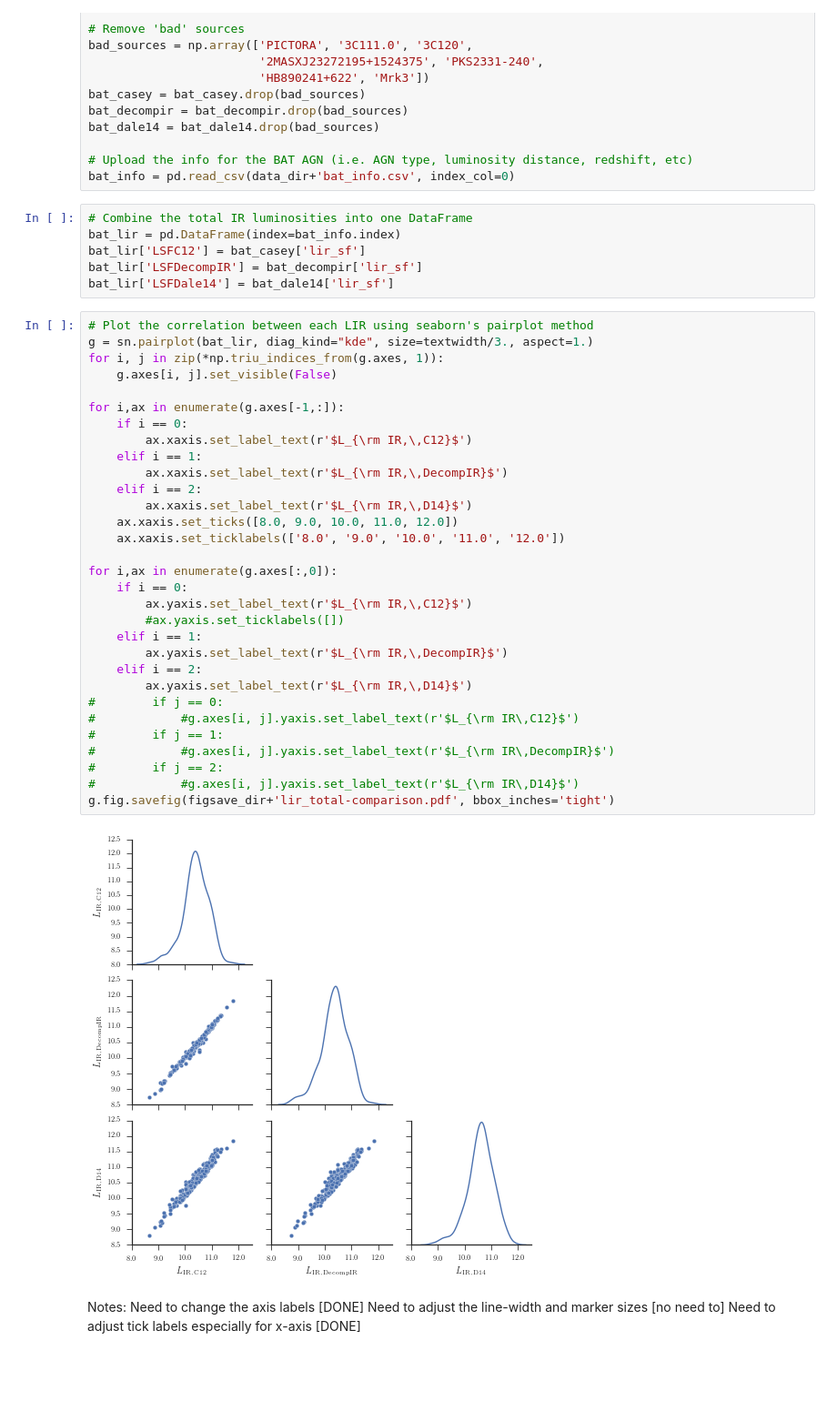
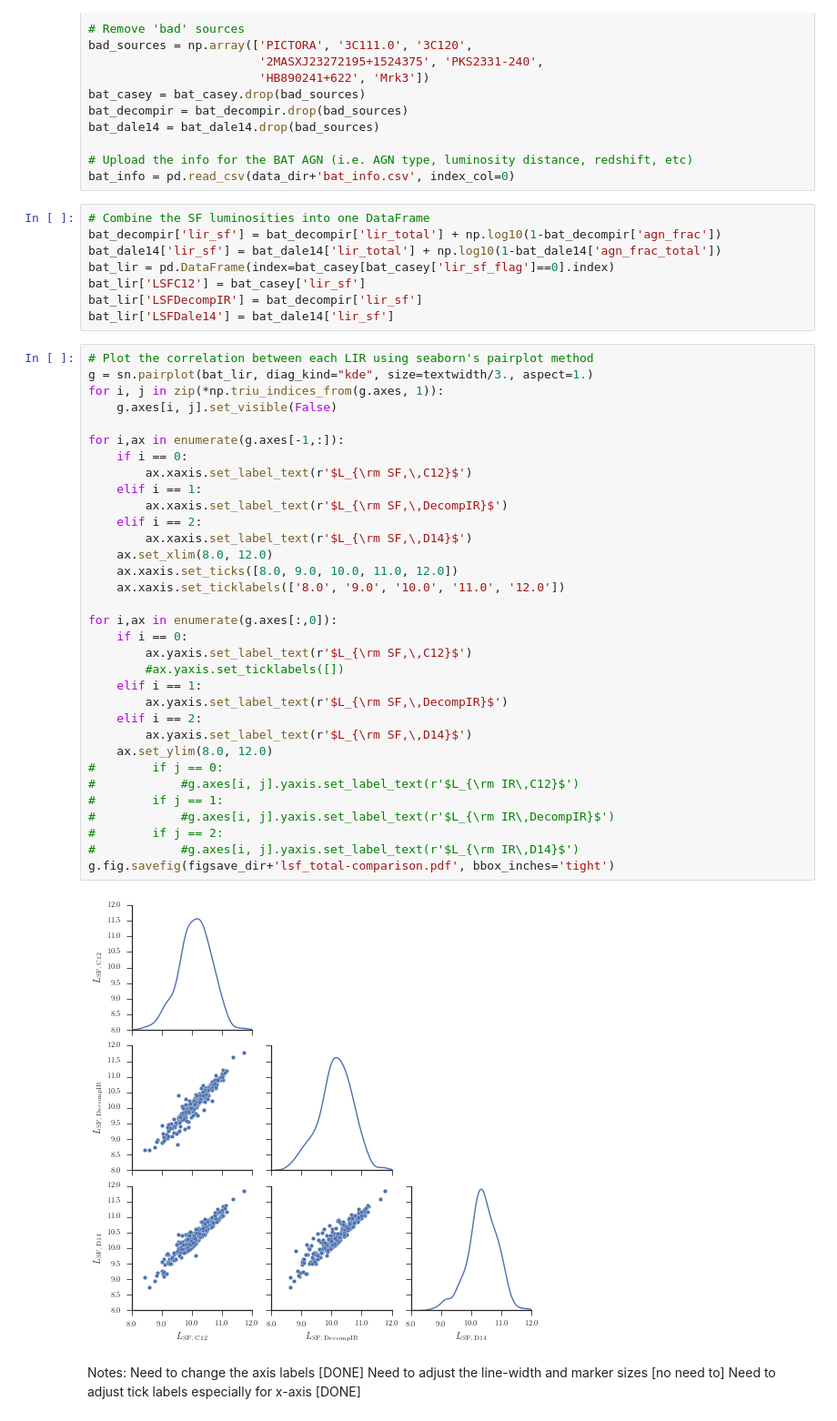
Before and after one commit to ttshimiz/bat-agn-sed-fitting-paper, a Jupyter notebook: ipython_notebooks/lir_sf_comparison.ipynb, the cells around one changed output. Shown: that part at 91% size. Cells and saved outputs as stored; diff of their text form; blank space fills up the shorter version.

Commit message:
comparison of LSF between different models

```diff
--- a/ipython_notebooks/lir_sf_comparison.ipynb
+++ b/ipython_notebooks/lir_sf_comparison.ipynb
@@ -39,44 +39,48 @@ bat_dale14 = bat_dale14.drop(bad_sources)
 # Upload the info for the BAT AGN (i.e. AGN type, luminosity distance, redshift, etc)
 bat_info = pd.read_csv(data_dir+'bat_info.csv', index_col=0)
 # %%
-# Combine the total IR luminosities into one DataFrame
-bat_lir = pd.DataFrame(index=bat_info.index)
+# Combine the SF luminosities into one DataFrame
+bat_decompir['lir_sf'] = bat_decompir['lir_total'] + np.log10(1-bat_decompir['agn_frac'])
+bat_dale14['lir_sf'] = bat_dale14['lir_total'] + np.log10(1-bat_dale14['agn_frac_total'])
+bat_lir = pd.DataFrame(index=bat_casey[bat_casey['lir_sf_flag']==0].index)
 bat_lir['LSFC12'] = bat_casey['lir_sf']
 bat_lir['LSFDecompIR'] = bat_decompir['lir_sf']
 bat_lir['LSFDale14'] = bat_dale14['lir_sf']
 # %%
 # Plot the correlation between each LIR using seaborn's pairplot method
 g = sn.pairplot(bat_lir, diag_kind="kde", size=textwidth/3., aspect=1.)
 for i, j in zip(*np.triu_indices_from(g.axes, 1)):
     g.axes[i, j].set_visible(False)
 
 for i,ax in enumerate(g.axes[-1,:]):
     if i == 0:
-        ax.xaxis.set_label_text(r'$L_{\rm IR,\,C12}$')
+        ax.xaxis.set_label_text(r'$L_{\rm SF,\,C12}$')
     elif i == 1:
-        ax.xaxis.set_label_text(r'$L_{\rm IR,\,DecompIR}$')
+        ax.xaxis.set_label_text(r'$L_{\rm SF,\,DecompIR}$')
     elif i == 2:
-        ax.xaxis.set_label_text(r'$L_{\rm IR,\,D14}$')
+        ax.xaxis.set_label_text(r'$L_{\rm SF,\,D14}$')
+    ax.set_xlim(8.0, 12.0)
     ax.xaxis.set_ticks([8.0, 9.0, 10.0, 11.0, 12.0])
     ax.xaxis.set_ticklabels(['8.0', '9.0', '10.0', '11.0', '12.0'])
 
 for i,ax in enumerate(g.axes[:,0]):
     if i == 0:
-        ax.yaxis.set_label_text(r'$L_{\rm IR,\,C12}$')
+        ax.yaxis.set_label_text(r'$L_{\rm SF,\,C12}$')
         #ax.yaxis.set_ticklabels([])
     elif i == 1:
-        ax.yaxis.set_label_text(r'$L_{\rm IR,\,DecompIR}$')
+        ax.yaxis.set_label_text(r'$L_{\rm SF,\,DecompIR}$')
     elif i == 2:
-        ax.yaxis.set_label_text(r'$L_{\rm IR,\,D14}$')
+        ax.yaxis.set_label_text(r'$L_{\rm SF,\,D14}$')
+    ax.set_ylim(8.0, 12.0)
 #        if j == 0:
 #            #g.axes[i, j].yaxis.set_label_text(r'$L_{\rm IR\,C12}$')
 #        if j == 1:
 #            #g.axes[i, j].yaxis.set_label_text(r'$L_{\rm IR\,DecompIR}$')
 #        if j == 2:
 #            #g.axes[i, j].yaxis.set_label_text(r'$L_{\rm IR\,D14}$')
-g.fig.savefig(figsave_dir+'lir_total-comparison.pdf', bbox_inches='tight')
+g.fig.savefig(figsave_dir+'lsf_total-comparison.pdf', bbox_inches='tight')
 # %% [output]
-[figure, old version]
+[figure, new version]
 # %% [markdown]
 Notes:
 Need to change the axis labels [DONE]
```
Also changed, not shown: parts of 6 cells of this notebook, 1 other file.
